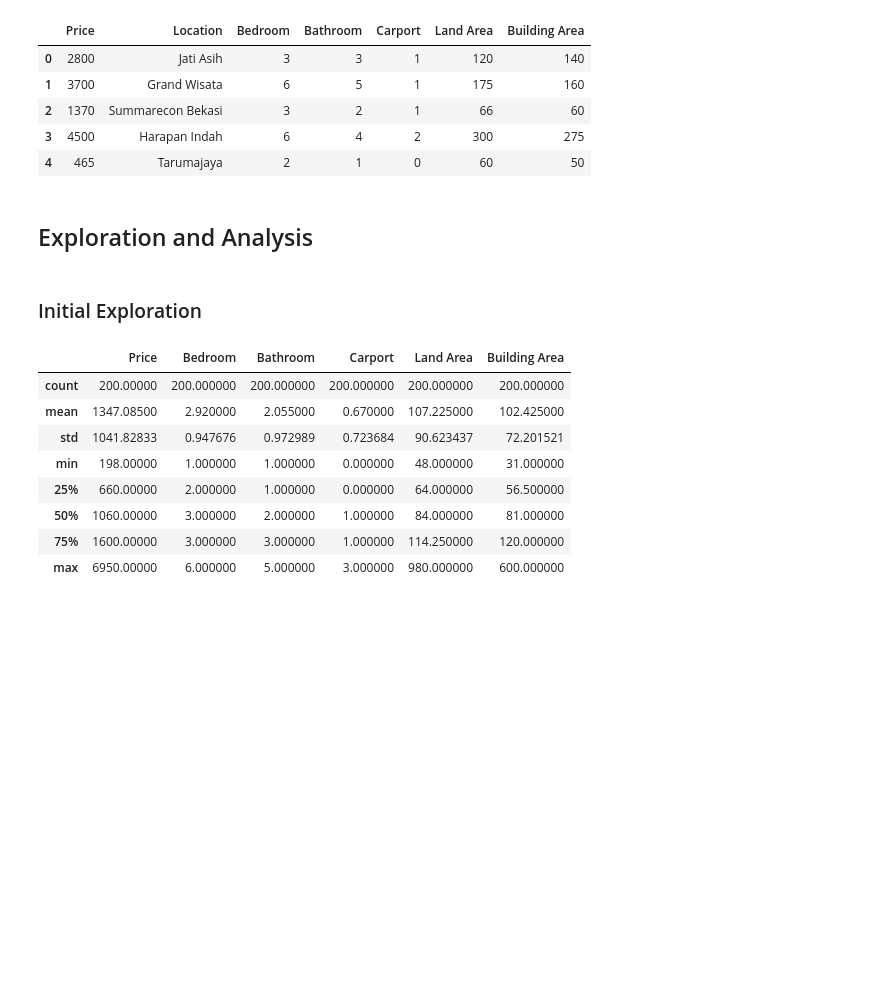
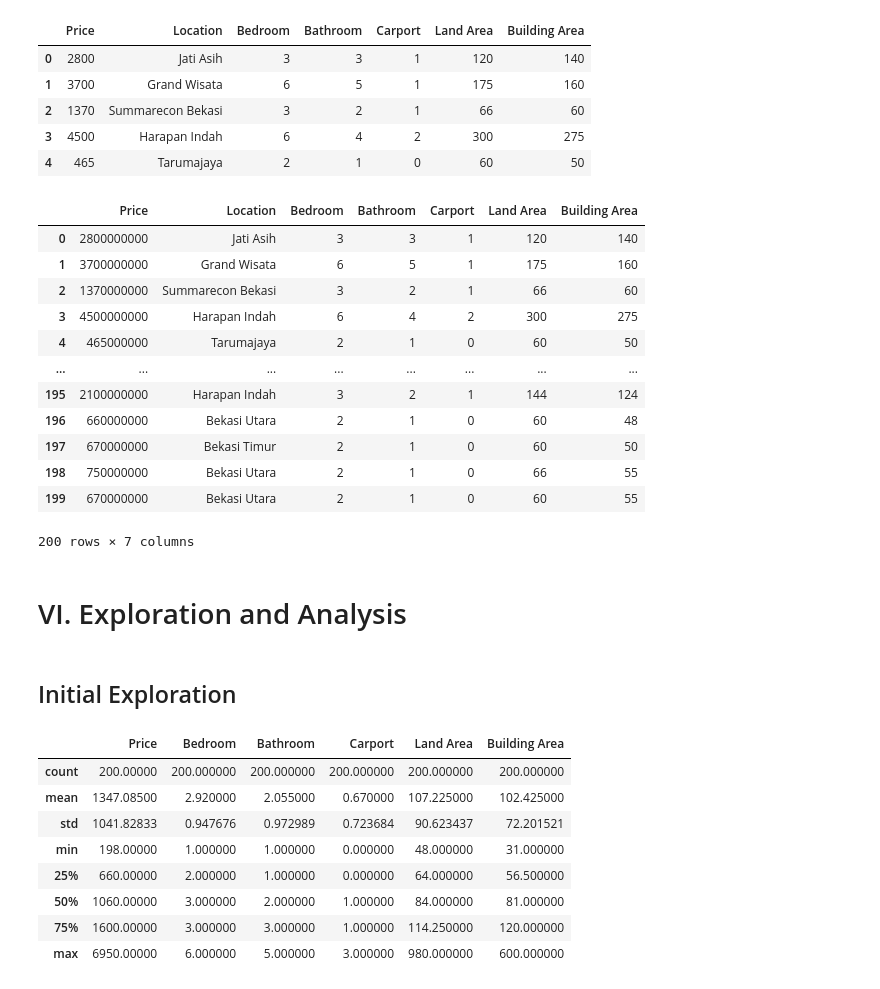
Before and after one commit to rifqi1609/House-Market-Research, a Jupyter notebook: notebook.ipynb, the cells around one changed output. Cells and saved outputs as stored; diff of their text form; code cells hidden in the pictures; blank space fills up the shorter version.

```diff
--- a/House Market Research.ipynb
+++ b/notebook.ipynb
@@ -165,6 +174,6 @@ df
 # %%
 # Data Loading
-df=pd.read_csv("Scraped Data.csv")
+df=pd.read_csv("scraped_data.csv")
 display(df)
 
 # Display Name of Columns
@@ -235,10 +244,30 @@ df.head()
 | 2 | 1370 | Summarecon Bekasi | 3 | 2 | 1 | 66 | 60 |
 | 3 | 4500 | Harapan Indah | 6 | 4 | 2 | 300 | 275 |
 | 4 | 465 | Tarumajaya | 2 | 1 | 0 | 60 | 50 |
+# %%
+# Define cleaned data for processing and visualizing
+cleaned_data=df.copy()
+cleaned_data['Price']=cleaned_data['Price'].astype('int64') * 1000000
+cleaned_data.to_csv('cleaned_data.csv', index=False)
+cleaned_data
+# %% [output]
+|  | Price | Location | Bedroom | Bathroom | Carport | Land Area | Building Area |
+| 0 | 2800000000 | Jati Asih | 3 | 3 | 1 | 120 | 140 |
+| 1 | 3700000000 | Grand Wisata | 6 | 5 | 1 | 175 | 160 |
+| 2 | 1370000000 | Summarecon Bekasi | 3 | 2 | 1 | 66 | 60 |
+| 3 | 4500000000 | Harapan Indah | 6 | 4 | 2 | 300 | 275 |
+| 4 | 465000000 | Tarumajaya | 2 | 1 | 0 | 60 | 50 |
+| ... | ... | ... | ... | ... | ... | ... | ... |
+| 195 | 2100000000 | Harapan Indah | 3 | 2 | 1 | 144 | 124 |
+| 196 | 660000000 | Bekasi Utara | 2 | 1 | 0 | 60 | 48 |
+| 197 | 670000000 | Bekasi Timur | 2 | 1 | 0 | 60 | 50 |
+| 198 | 750000000 | Bekasi Utara | 2 | 1 | 0 | 66 | 55 |
+| 199 | 670000000 | Bekasi Utara | 2 | 1 | 0 | 60 | 55 |
+200 rows × 7 columns
 # %% [markdown]
-## Exploration and Analysis
+# VI. Exploration and Analysis
 # %% [markdown]
-### Initial Exploration
+## Initial Exploration
 # %%
 # Check Data Summary
 df.describe()
```
Also changed, not shown: parts of 38 cells of this notebook, 3 other files.
